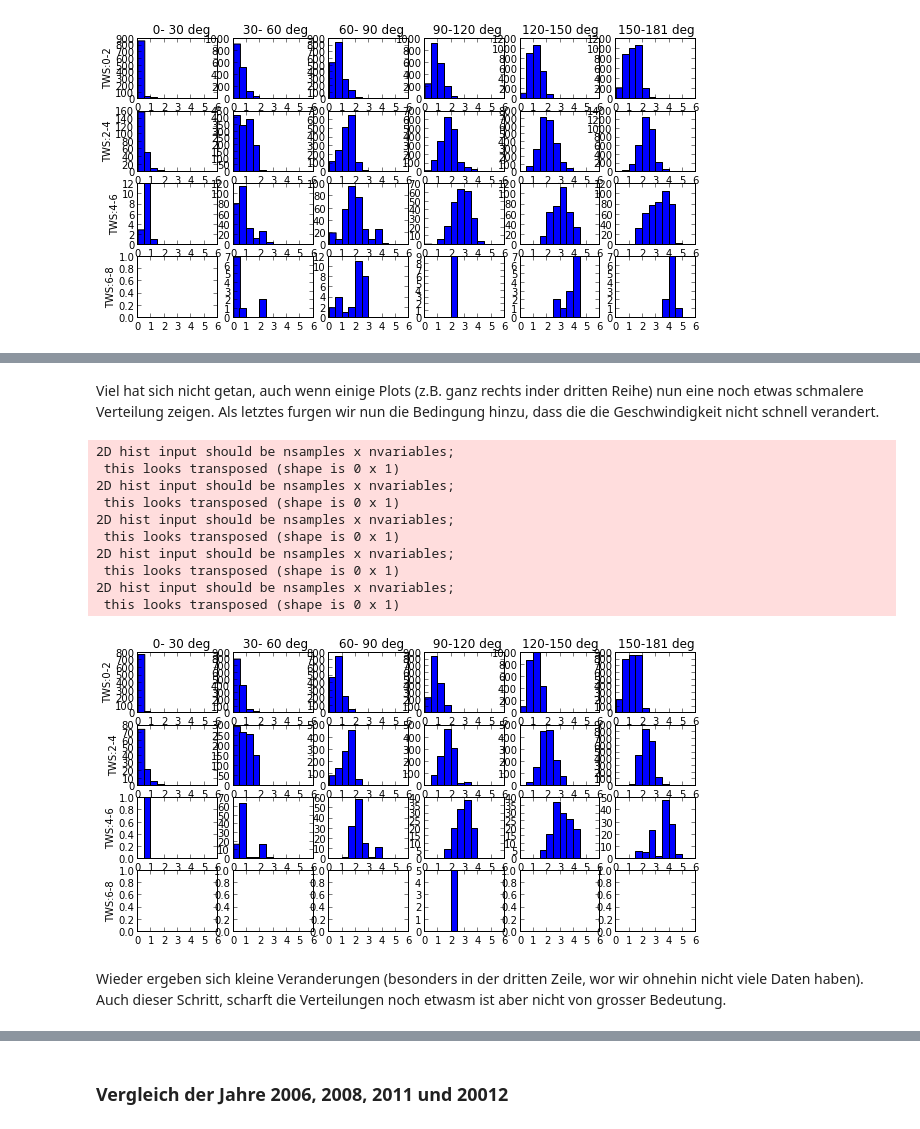
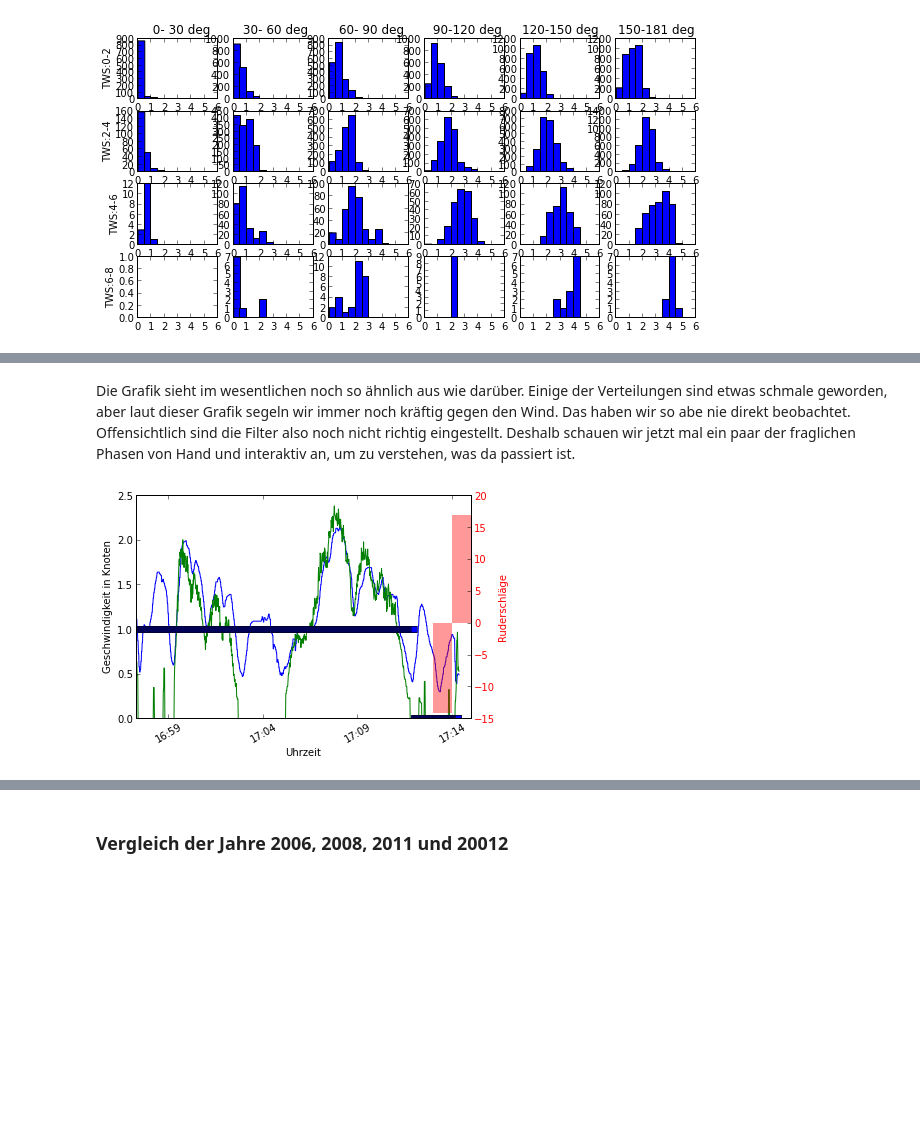
Before and after one commit to Roemerschiff/NX2, a Jupyter notebook: Polarplots.ipynb, the cells around one changed output, grey strips where cells are left out. Saved outputs shown, nothing was run; the diff lists cells and outputs as text; code cells hidden in the pictures; blank space fills up the shorter version.

```diff
--- a/Polarplots.ipynb
+++ b/Polarplots.ipynb
@@ -182,19 +178,9 @@ polar.polar_grid(d11.TWA[sail], TWSs[sail], d11.BSP[sail], np.arange(0.,8.1,2.),
-# %% [markdown]
-Viel hat sich nicht getan, auch wenn einige Plots (z.B. ganz rechts inder dritten Reihe) nun eine noch etwas schmalere Verteilung zeigen. Als letztes furgen wir nun die Bedingung hinzu, dass die die Geschwindigkeit nicht schnell verandert.
-# %%
-fig = plt.figure(figsize = (10,5))
-polar.polar_grid(d11.TWA[sail & con], TWSs[sail & con], d11.BSP[sail & con], np.arange(0.,8.1,2.), np.arange(0.,181., 30.1), fig = fig)
-# %% [output]
-2D hist input should be nsamples x nvariables;
- this looks transposed (shape is 0 x 1)
-2D hist input should be nsamples x nvariables;
- this looks transposed (shape is 0 x 1)
-2D hist input should be nsamples x nvariables;
- this looks transposed (shape is 0 x 1)
-2D hist input should be nsamples x nvariables;
- this looks transposed (shape is 0 x 1)
-2D hist input should be nsamples x nvariables;
- this looks transposed (shape is 0 x 1)
-[figure, removed]
-# %% [markdown]
-Wieder ergeben sich kleine Veranderungen (besonders in der dritten Zeile, wor wir ohnehin nicht viele Daten haben). Auch dieser Schritt, scharft die Verteilungen noch etwasm ist aber nicht von grosser Bedeutung.
+# %% [markdown]
+Die Grafik sieht im wesentlichen noch so ähnlich aus wie darüber. Einige der Verteilungen sind etwas schmale geworden, aber laut dieser Grafik segeln wir immer noch kräftig gegen den Wind. Das haben wir so abe nie direkt beobachtet. Offensichtlich sind die Filter also noch nicht richtig eingestellt. Deshalb schauen wir jetzt mal ein paar der fraglichen Phasen von Hand und interaktiv an, um zu verstehen, was da passiert ist.
+# %%
+indcat = np.zeros(len(d11), dtype = np.bool)
+indcat[67500:68500] = True
+dat = d11.where(indcat)  #extract data of the time interval in question
+ax = dat.plot_speeds()
+# %% [output]
+[figure, added]
```
Also changed, not shown: parts of 30 cells of this notebook, 2 other files.
